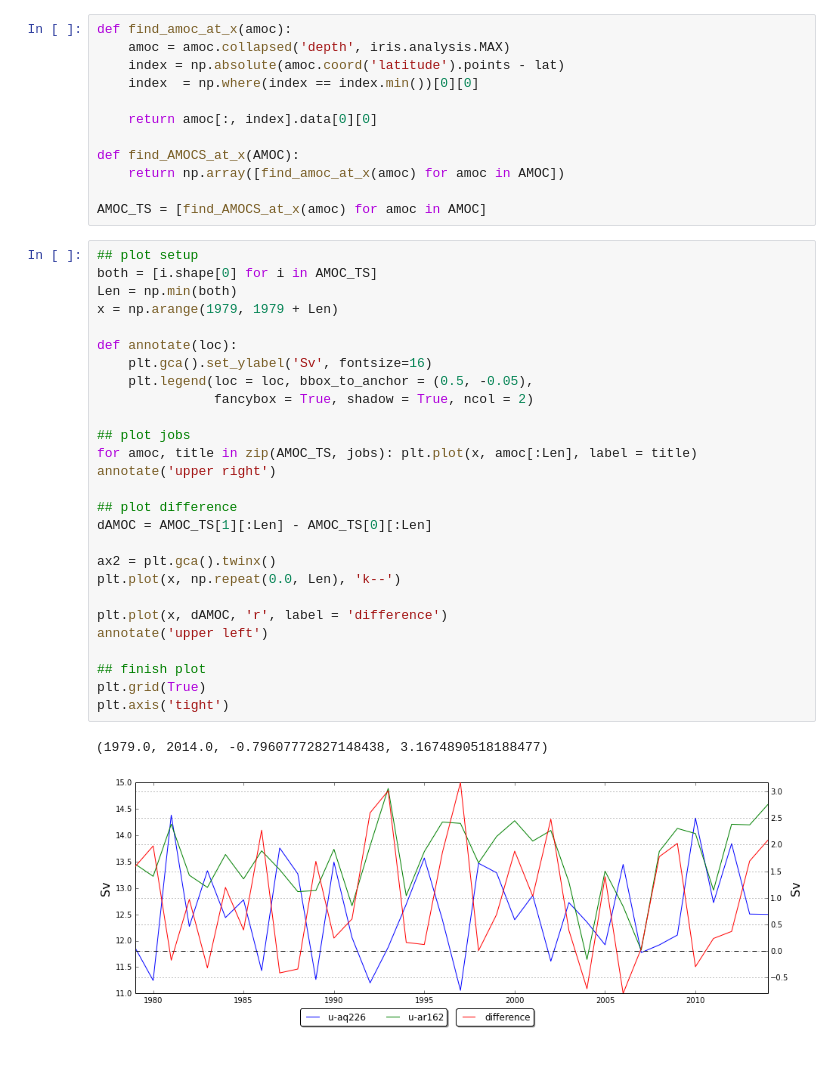
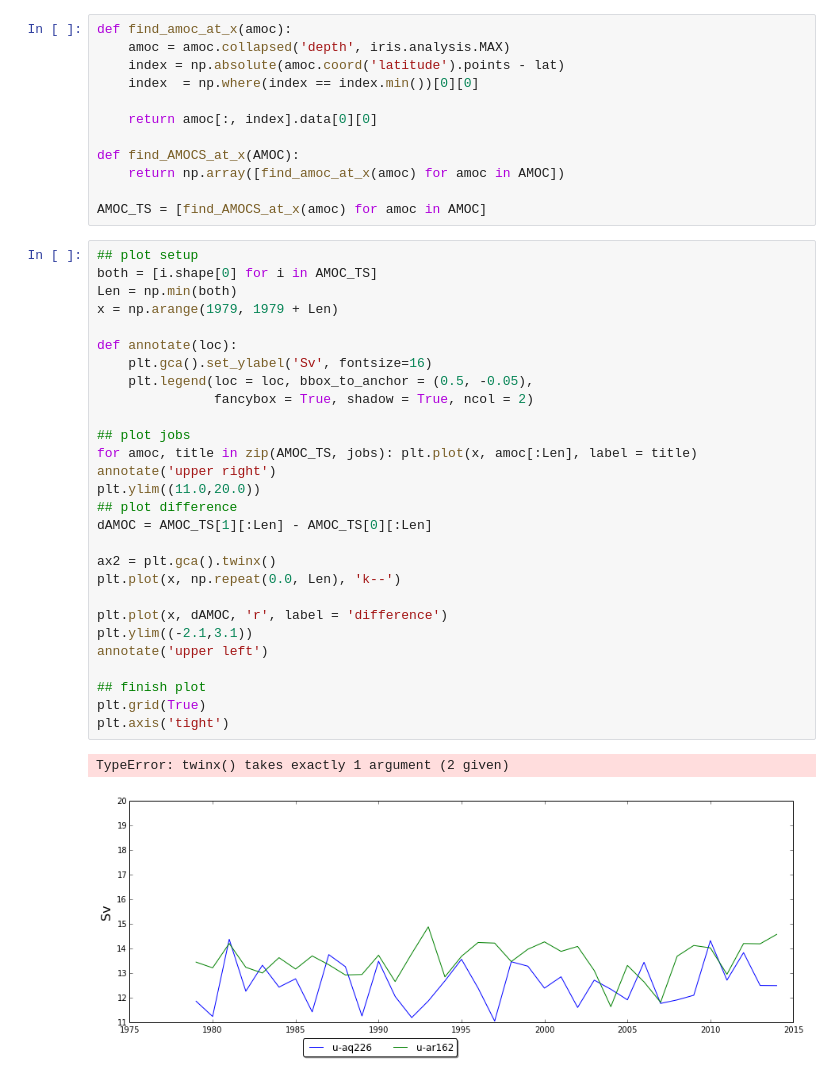
Before and after one commit to douglask3/albedo_teleconection, a Jupyter notebook: plot_AMOC.ipynb, the cells around one changed output. Drawn from its saved outputs; the diff is of its cells as text.

```diff
--- a/plot_AMOC.ipynb
+++ b/plot_AMOC.ipynb
@@ -62,30 +62,31 @@ AMOC_TS = [find_AMOCS_at_x(amoc) for amoc in AMOC]
 # %%
 ## plot setup
 both = [i.shape[0] for i in AMOC_TS]
 Len = np.min(both)
 x = np.arange(1979, 1979 + Len)
 
 def annotate(loc):
     plt.gca().set_ylabel('Sv', fontsize=16)
     plt.legend(loc = loc, bbox_to_anchor = (0.5, -0.05),
                fancybox = True, shadow = True, ncol = 2)
 
 ## plot jobs
 for amoc, title in zip(AMOC_TS, jobs): plt.plot(x, amoc[:Len], label = title)
 annotate('upper right')
-
+plt.ylim((11.0,20.0))
 ## plot difference
 dAMOC = AMOC_TS[1][:Len] - AMOC_TS[0][:Len]
 
 ax2 = plt.gca().twinx()
 plt.plot(x, np.repeat(0.0, Len), 'k--')
 
 plt.plot(x, dAMOC, 'r', label = 'difference')
+plt.ylim((-2.1,3.1))
 annotate('upper left')
 
 ## finish plot
 plt.grid(True)
 plt.axis('tight')
 # %% [output]
-(1979.0, 2014.0, -0.79607772827148438, 3.1674890518188477)
+TypeError: twinx() takes exactly 1 argument (2 given)
-[figure, old version]
+[figure, new version]
```
